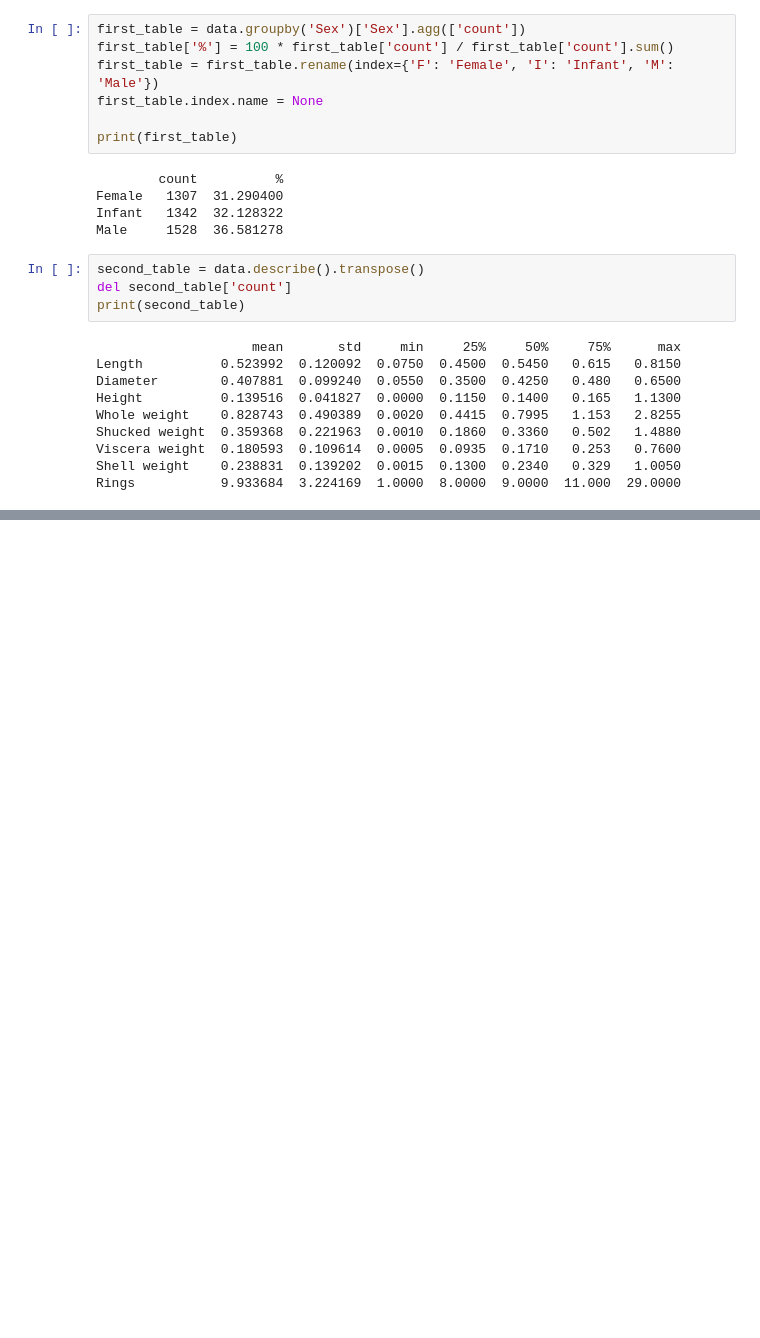
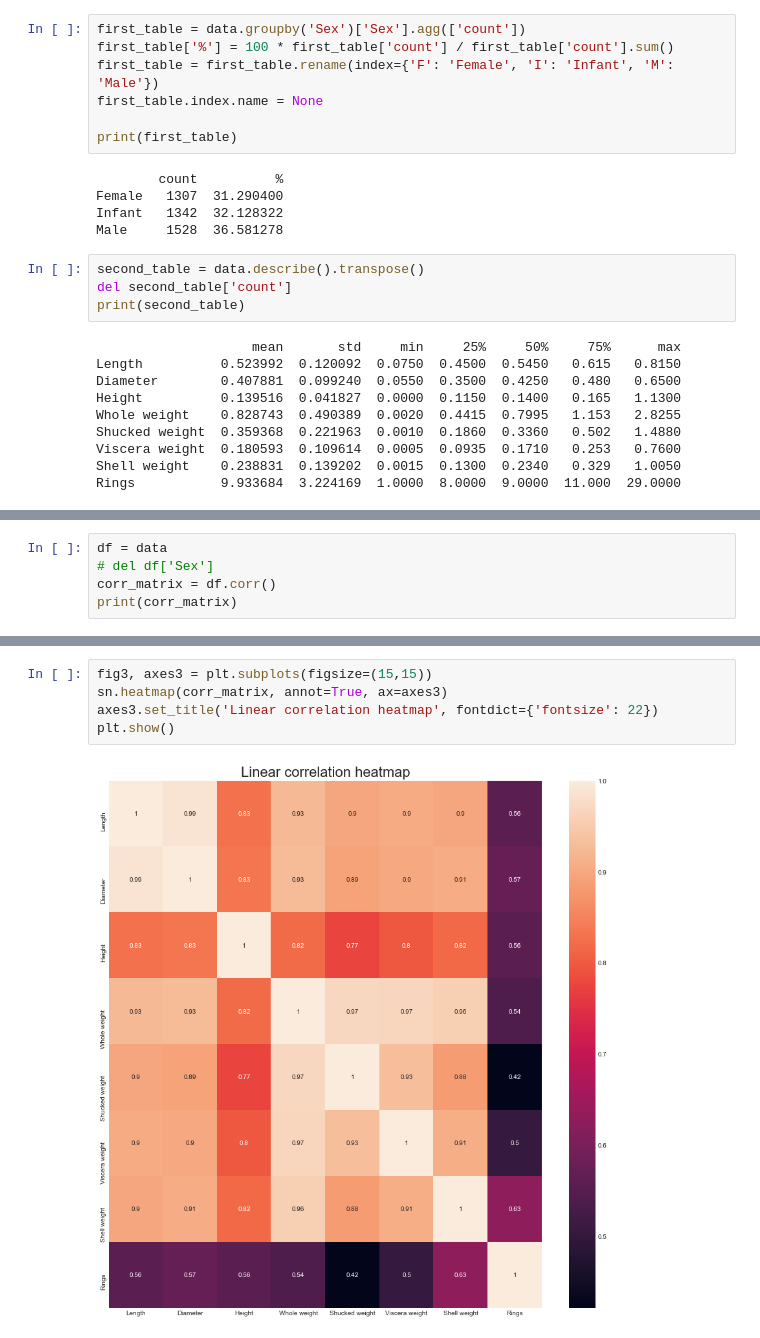
Before and after one commit to bartlomiejgraczyk/abalone-analysis, a Jupyter notebook: analysis.ipynb, the cells around one changed output, grey strips where cells are left out. Saved outputs shown, nothing was run; the diff lists cells and outputs as text; blank space fills up the shorter version.

```diff
--- a/analysis.ipynb
+++ b/analysis.ipynb
@@ -104,0 +148,5 @@ for column in columns:
+# %%
+df = data
+# del df['Sex']
+corr_matrix = df.corr()
+print(corr_matrix)
@@ -104,0 +173,7 @@ for column in columns:
+# %%
+fig3, axes3 = plt.subplots(figsize=(15,15))
+sn.heatmap(corr_matrix, annot=True, ax=axes3)
+axes3.set_title('Linear correlation heatmap', fontdict={'fontsize': 22})
+plt.show()
+# %% [output]
+[figure, added]
```
Also changed, not shown: parts of 6 cells of this notebook.
